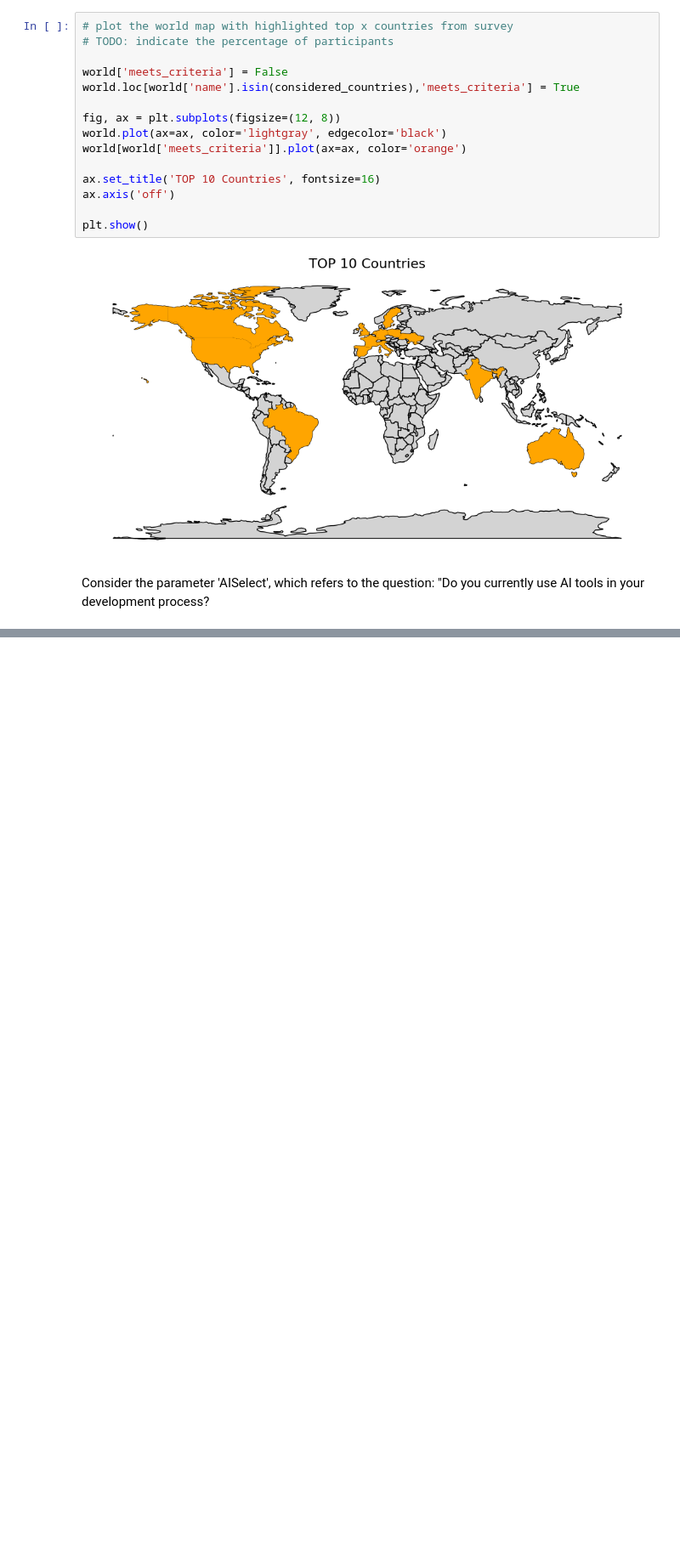
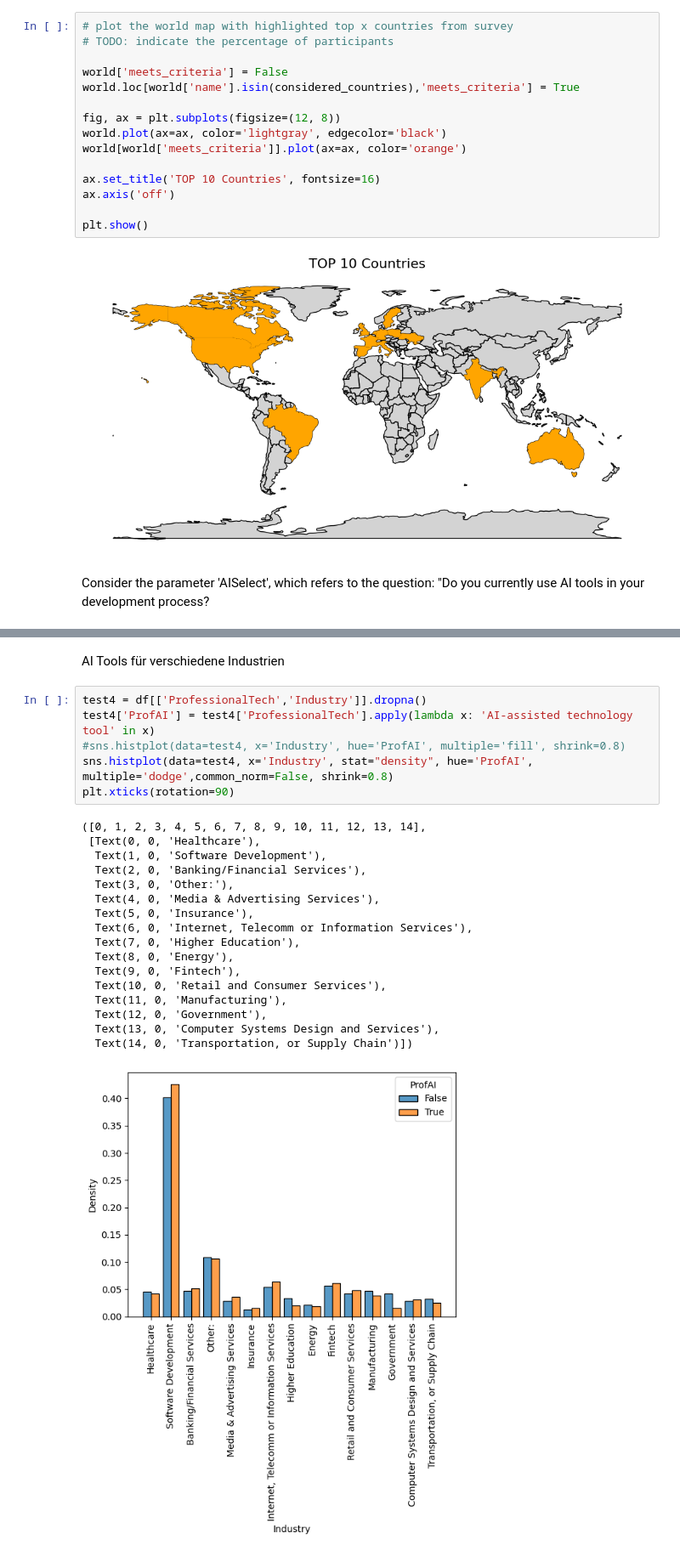
Before and after one commit to JuliaNBrucker/StackOverflow, a Jupyter notebook: StudyDataset.ipynb, the cells around one changed output, grey strips where cells are left out. Shown at 85% size. Drawn from its saved outputs; the diff is of its cells as text; blank space fills up the shorter version.

```diff
--- a/StudyDataset.ipynb
+++ b/StudyDataset.ipynb
@@ -164,0 +299,26 @@ print(numeric_columns)
+# %% [markdown]
+AI Tools für verschiedene  Industrien
+# %%
+test4 = df[['ProfessionalTech','Industry']].dropna()
+test4['ProfAI'] = test4['ProfessionalTech'].apply(lambda x: 'AI-assisted technology tool' in x)
+#sns.histplot(data=test4, x='Industry', hue='ProfAI', multiple='fill', shrink=0.8)
+sns.histplot(data=test4, x='Industry', stat="density", hue='ProfAI', multiple='dodge',common_norm=False, shrink=0.8)
+plt.xticks(rotation=90)
+# %% [output]
+([0, 1, 2, 3, 4, 5, 6, 7, 8, 9, 10, 11, 12, 13, 14],
+ [Text(0, 0, 'Healthcare'),
+  Text(1, 0, 'Software Development'),
+  Text(2, 0, 'Banking/Financial Services'),
+  Text(3, 0, 'Other:'),
+  Text(4, 0, 'Media & Advertising Services'),
+  Text(5, 0, 'Insurance'),
+  Text(6, 0, 'Internet, Telecomm or Information Services'),
+  Text(7, 0, 'Higher Education'),
+  Text(8, 0, 'Energy'),
+  Text(9, 0, 'Fintech'),
+  Text(10, 0, 'Retail and Consumer Services'),
+  Text(11, 0, 'Manufacturing'),
+  Text(12, 0, 'Government'),
+  Text(13, 0, 'Computer Systems Design and Services'),
+  Text(14, 0, 'Transportation, or Supply Chain')])
+[figure, added]
```
Also changed, not shown: parts of 14 cells of this notebook.
